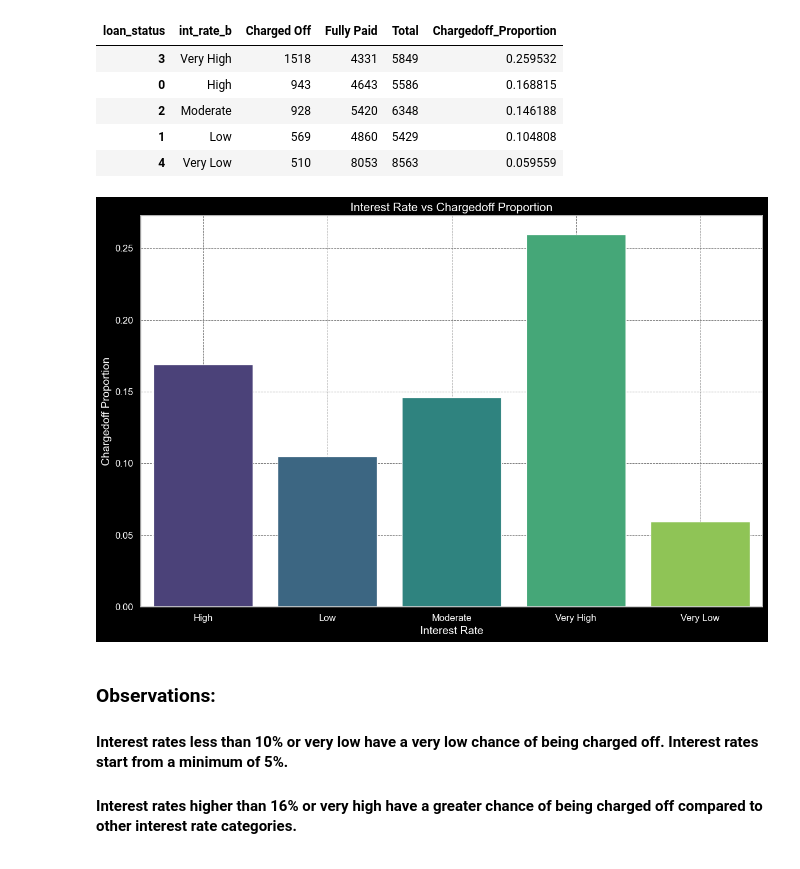
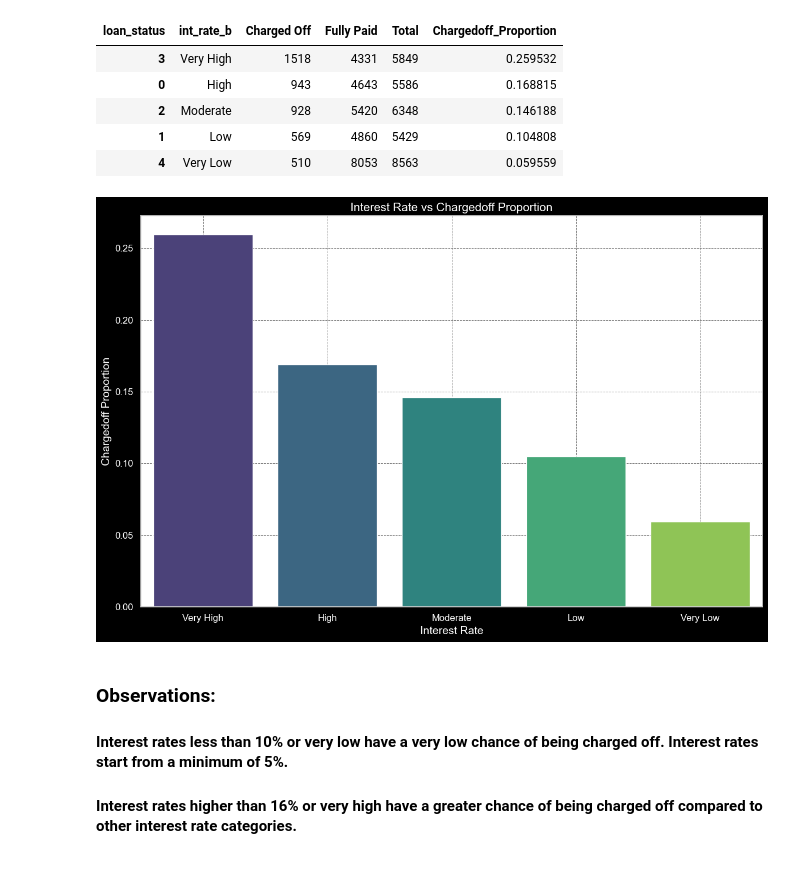
Before and after one commit to chandansharma10698/LendingClubCaseStudy, a Jupyter notebook: chandan_sharma_brk.ipynb, the cells around one changed output. Saved outputs shown, nothing was run; the diff lists cells and outputs as text; code cells hidden in the pictures.

```diff
--- a/chandan_sharma_brk.ipynb
+++ b/chandan_sharma_brk.ipynb
@@ -1033,32 +1033,39 @@ interest_vs_loan.sort_values('Chargedoff_Proportion', ascending=False)
 | 1 | Low | 569 | 4860 | 5429 | 0.104808 |
 | 4 | Very Low | 510 | 8053 | 8563 | 0.059559 |
 # %%
+
+interest_vs_loan = df_Loan.groupby(['int_rate_b', 'loan_status']).loan_status.count().unstack().fillna(0).reset_index()
+interest_vs_loan['Total'] = interest_vs_loan['Charged Off'] + interest_vs_loan['Fully Paid']
+interest_vs_loan['Chargedoff_Proportion'] = interest_vs_loan['Charged Off'] / interest_vs_loan['Total']
+interest_vs_loan = interest_vs_loan.sort_values('Chargedoff_Proportion', ascending=False)
+
+# Function to create and format the bar plot
 def plot_interest_rate_vs_chargedoff(df):
     # Create a subplot with a specific figure size and face color
-    fig, ax1 = plt.subplots(figsize=(12, 8), facecolor='black')  # Blue background
+    fig, ax1 = plot.subplots(figsize=(12, 8), facecolor='black')  # Black background
 
     # Create the bar plot
     sns.barplot(x='int_rate_b', y='Chargedoff_Proportion', data=df, ax=ax1, palette='viridis')
 
     # Set the title and labels
     ax1.set_title('Interest Rate vs Chargedoff Proportion', fontsize=15, color='white')
     ax1.set_xlabel('Interest Rate', fontsize=14, color='white')
     ax1.set_ylabel('Chargedoff Proportion', fontsize=14, color='white')
 
     # Customize ticks
     ax1.tick_params(axis='both', labelsize=12, colors='white')
 
     # Add gridlines for better readability
     ax1.grid(True, which='both', linestyle='--', linewidth=0.7, color='grey')
 
     # Adjust layout to prevent clipping of labels
-    plt.tight_layout()
-    plt.show()
+    plot.tight_layout()
+    plot.show()
 
 # Usage
 plot_interest_rate_vs_chargedoff(interest_vs_loan)
 # %% [output]
-[figure, old version]
+[figure, new version]
 # %% [markdown]
 ### Observations:
 #### Interest rates less than 10% or very low have a very low chance of being charged off. Interest rates start from a minimum of 5%.
```
Also changed, not shown: parts of 14 cells of this notebook.
